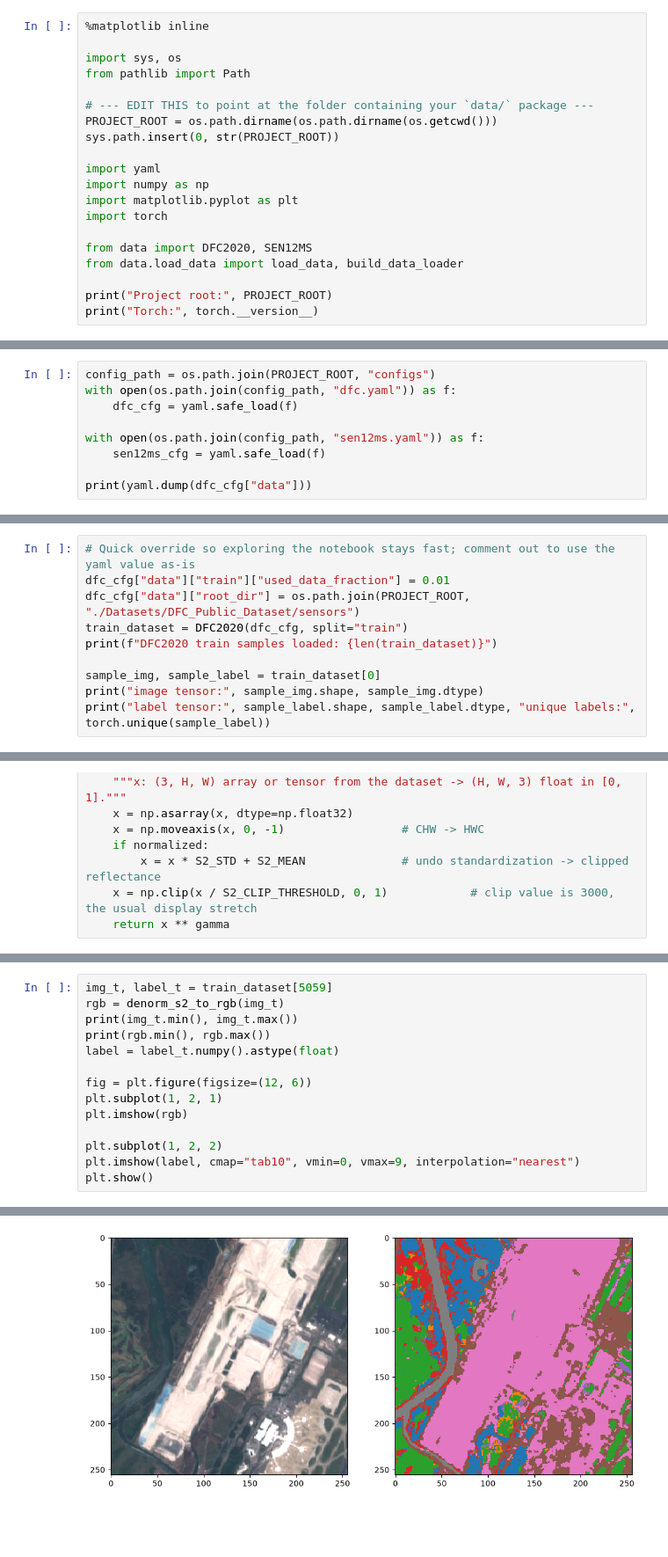
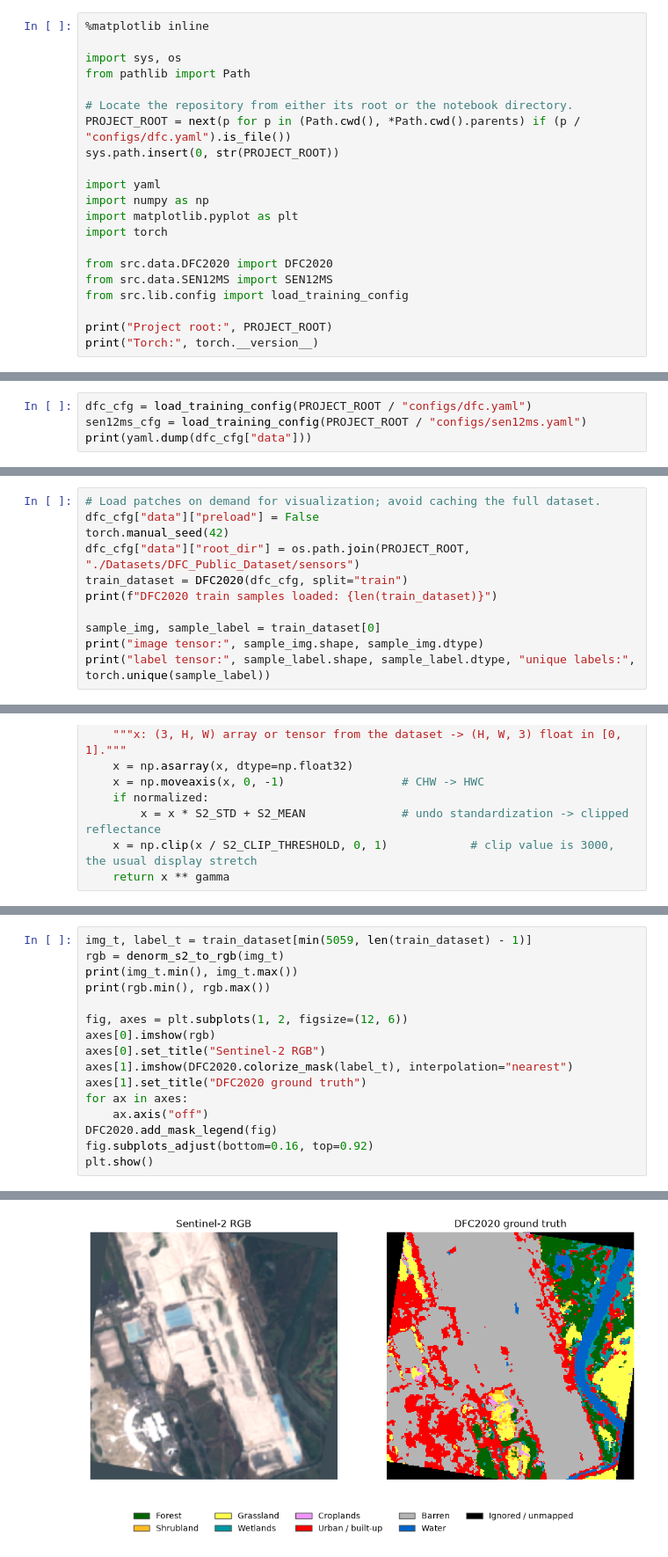
Before and after one commit to denisaqosja/Sentinel_SEN12MS_Segmentation, a Jupyter notebook: src/notebooks/visualize_dataloader.ipynb, the cells around one changed output, grey strips where cells are left out. Shown at 88% size. Saved outputs shown, nothing was run; the diff lists cells and outputs as text; blank space fills up the shorter version.

```diff
--- a/src/notebooks/visualize_dataloader.ipynb
+++ b/src/notebooks/visualize_dataloader.ipynb
@@ -17,8 +17,8 @@ Shows:
 import sys, os
 from pathlib import Path
 
-# --- EDIT THIS to point at the folder containing your `data/` package ---
-PROJECT_ROOT = os.path.dirname(os.path.dirname(os.getcwd()))
+# Locate the repository from either its root or the notebook directory.
+PROJECT_ROOT = next(p for p in (Path.cwd(), *Path.cwd().parents) if (p / "configs/dfc.yaml").is_file())
 sys.path.insert(0, str(PROJECT_ROOT))
 
 import yaml
@@ -26,8 +26,9 @@ import numpy as np
 import matplotlib.pyplot as plt
 import torch
 
-from data import DFC2020, SEN12MS
-from data.load_data import load_data, build_data_loader
+from src.data.DFC2020 import DFC2020
+from src.data.SEN12MS import SEN12MS
+from src.lib.config import load_training_config
 
 print("Project root:", PROJECT_ROOT)
 print("Torch:", torch.__version__)
@@ -37,12 +39,7 @@ Torch: 2.6.0+cu124
 # %% [markdown]
 ## Load Config
 # %%
-config_path = os.path.join(PROJECT_ROOT, "configs")
-with open(os.path.join(config_path, "dfc.yaml")) as f:
-    dfc_cfg = yaml.safe_load(f)
-
-with open(os.path.join(config_path, "sen12ms.yaml")) as f:
-    sen12ms_cfg = yaml.safe_load(f)
-
+dfc_cfg = load_training_config(PROJECT_ROOT / "configs/dfc.yaml")
+sen12ms_cfg = load_training_config(PROJECT_ROOT / "configs/sen12ms.yaml")
 print(yaml.dump(dfc_cfg["data"]))
 # %% [output]
@@ -66,8 +63,9 @@ val_batch_size: 64
 # %% [markdown]
 ## Load Data: DFC2020
 # %%
-# Quick override so exploring the notebook stays fast; comment out to use the yaml value as-is
-dfc_cfg["data"]["train"]["used_data_fraction"] = 0.01
+# Load patches on demand for visualization; avoid caching the full dataset.
+dfc_cfg["data"]["preload"] = False
+torch.manual_seed(42)
 dfc_cfg["data"]["root_dir"] = os.path.join(PROJECT_ROOT, "./Datasets/DFC_Public_Dataset/sensors")
 train_dataset = DFC2020(dfc_cfg, split="train")
 print(f"DFC2020 train samples loaded: {len(train_dataset)}")
@@ -115,15 +125,17 @@ plot_processed_images(idx, train_dataset)
 # %%
-img_t, label_t = train_dataset[5059]
+img_t, label_t = train_dataset[min(5059, len(train_dataset) - 1)]
 rgb = denorm_s2_to_rgb(img_t)
 print(img_t.min(), img_t.max())
 print(rgb.min(), rgb.max())
-label = label_t.numpy().astype(float)
 
-fig = plt.figure(figsize=(12, 6))
-plt.subplot(1, 2, 1)
-plt.imshow(rgb)
-
-plt.subplot(1, 2, 2)
-plt.imshow(label, cmap="tab10", vmin=0, vmax=9, interpolation="nearest")
+fig, axes = plt.subplots(1, 2, figsize=(12, 6))
+axes[0].imshow(rgb)
+axes[0].set_title("Sentinel-2 RGB")
+axes[1].imshow(DFC2020.colorize_mask(label_t), interpolation="nearest")
+axes[1].set_title("DFC2020 ground truth")
+for ax in axes:
+    ax.axis("off")
+DFC2020.add_mask_legend(fig)
+fig.subplots_adjust(bottom=0.16, top=0.92)
 plt.show()
 # %% [output]
@@ -132 +144 @@ tensor(-1.0704) tensor(7.6778)
-[figure, old version]
+[figure, new version]
```
Also changed, not shown: parts of 6 cells of this notebook, 4 other files.
